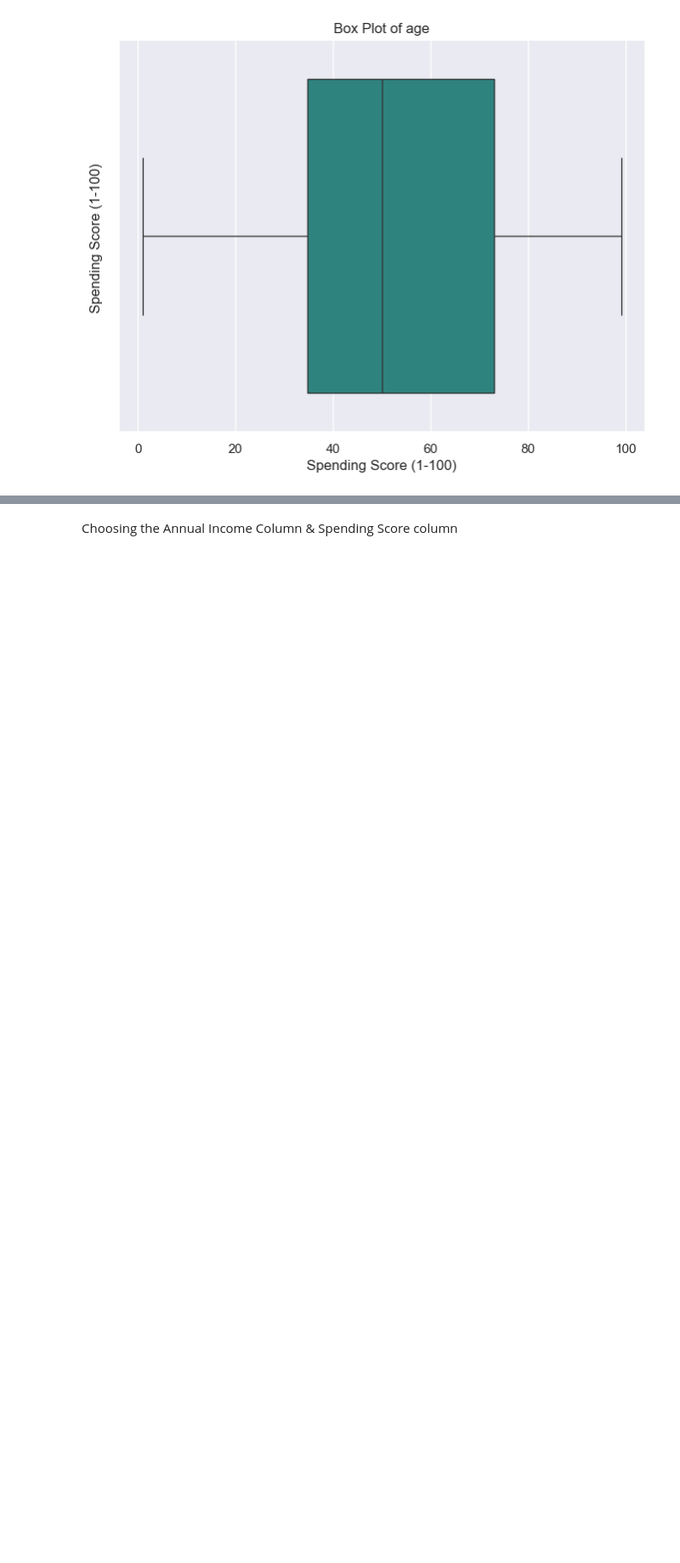
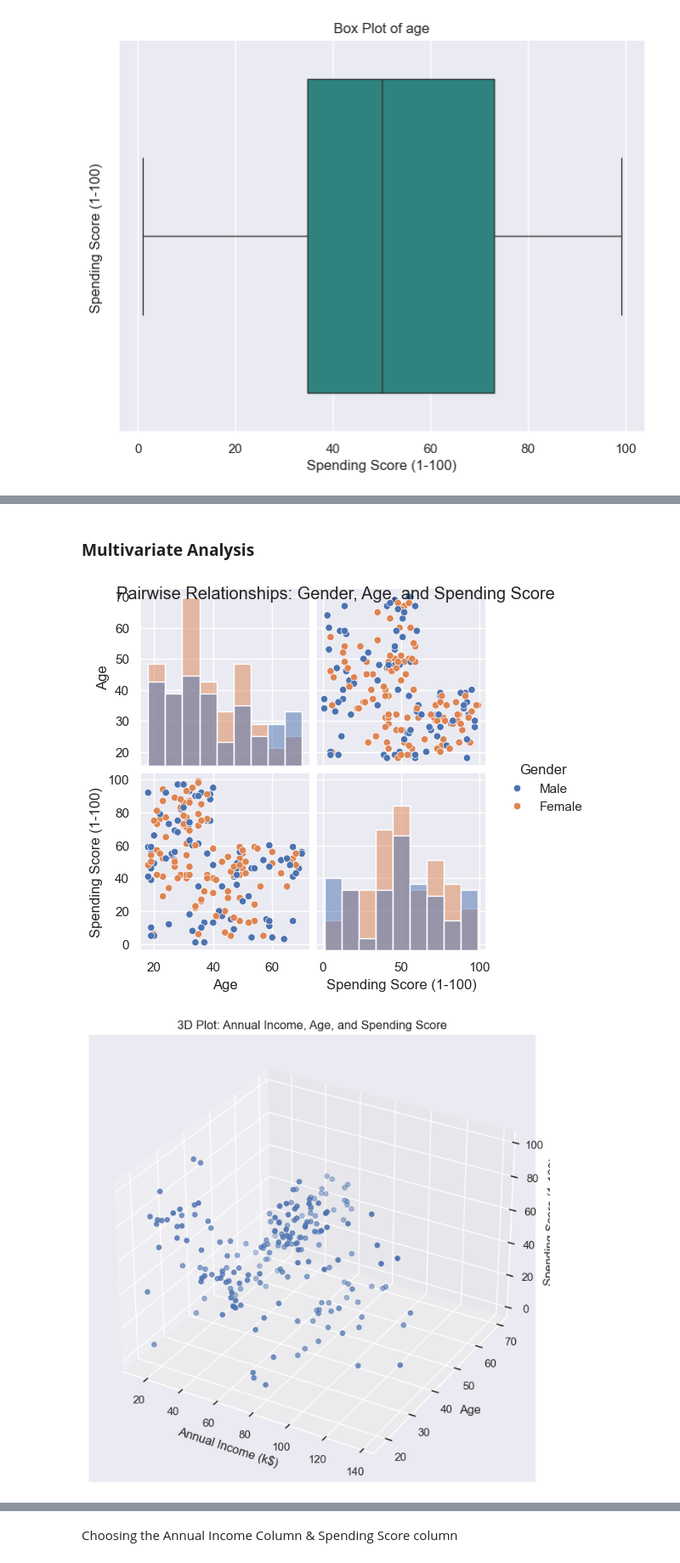
Before and after one commit to Samidirbsa/Customer-Segmentation-using-K-Means-Clustering, a Jupyter notebook: Notebook.ipynb, the cells around one changed output, grey strips where cells are left out. Shown at 85% size. Drawn from its saved outputs; the diff is of its cells as text; code cells hidden in the pictures; blank space fills up the shorter version.

```diff
--- a/Notebook.ipynb
+++ b/Notebook.ipynb
@@ -209,0 +267,56 @@ Passing `palette` without assigning `hue` is deprecated and will be removed in v
+# %% [markdown]
+### <b> Multivariate Analysis
+# %%
+# Multivariate Analysis: Gender, Age, and Spending Score
+sns.pairplot(df_mall_customers, vars=['Age', 'Spending Score (1-100)'], hue='Gender', diag_kind='hist')
+plt.suptitle('Pairwise Relationships: Gender, Age, and Spending Score')
+plt.show()
+
+# Multivariate Analysis: Annual Income, Age, and Spending Score
+fig = plt.figure(figsize=(10, 8))
+ax = fig.add_subplot(111, projection='3d')
+ax.scatter(df_mall_customers['Annual Income (k$)'], df_mall_customers['Age'], df_mall_customers['Spending Score (1-100)'])
+ax.set_xlabel('Annual Income (k$)')
+ax.set_ylabel('Age')
+ax.set_zlabel('Spending Score (1-100)')
+plt.title('3D Plot: Annual Income, Age, and Spending Score')
+plt.show()
+
+# Multivariate Analysis: Gender, Annual Income, and Spending Score
+sns.lmplot(data=df_mall_customers, x='Annual Income (k$)', y='Spending Score (1-100)', hue='Gender', fit_reg=False)
+plt.title('Gender vs. Annual Income vs. Spending Score')
+plt.xlabel('Annual Income (k$)')
+plt.ylabel('Spending Score (1-100)')
+plt.show()
+
+# Multivariate Analysis: Gender, Age, Annual Income, and Spending Score
+sns.pairplot(df_mall_customers, vars=['Age', 'Annual Income (k$)', 'Spending Score (1-100)'], hue='Gender', diag_kind='hist')
+plt.suptitle('Pairwise Relationships: Gender, Age, Annual Income, and Spending Score')
+plt.show()
+
+# Multivariate Analysis: Principal Component Analysis (PCA)
+from sklearn.decomposition import PCA
+from sklearn.preprocessing import StandardScaler
+
+# Standardize the features
+features = ['Age', 'Annual Income (k$)', 'Spending Score (1-100)']
+x = df_mall_customers.loc[:, features].values
+x = StandardScaler().fit_transform(x)
+
+# Apply PCA
+pca = PCA(n_components=2)
+principal_components = pca.fit_transform(x)
+principal_df = pd.DataFrame(data=principal_components, columns=['PC1', 'PC2'])
+
+# Concatenate with gender for visualization
+final_df = pd.concat([principal_df, df_mall_customers['Gender']], axis=1)
+
+# Visualize PCA
+sns.scatterplot(data=final_df, x='PC1', y='PC2', hue='Gender')
+plt.title('Principal Component Analysis (PCA)')
+plt.xlabel('Principal Component 1')
+plt.ylabel('Principal Component 2')
+plt.show()
+# %% [output]
+[figure, added]
+[figure, added]
```
Also changed, not shown: parts of 8 cells of this notebook.
